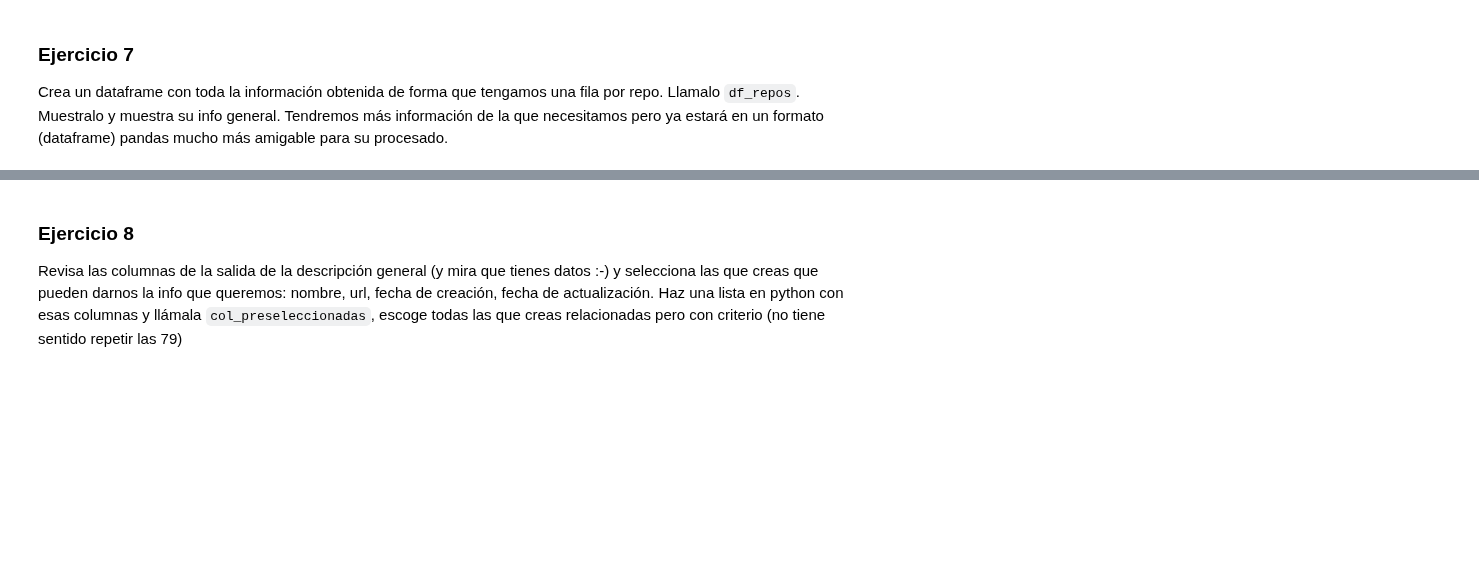
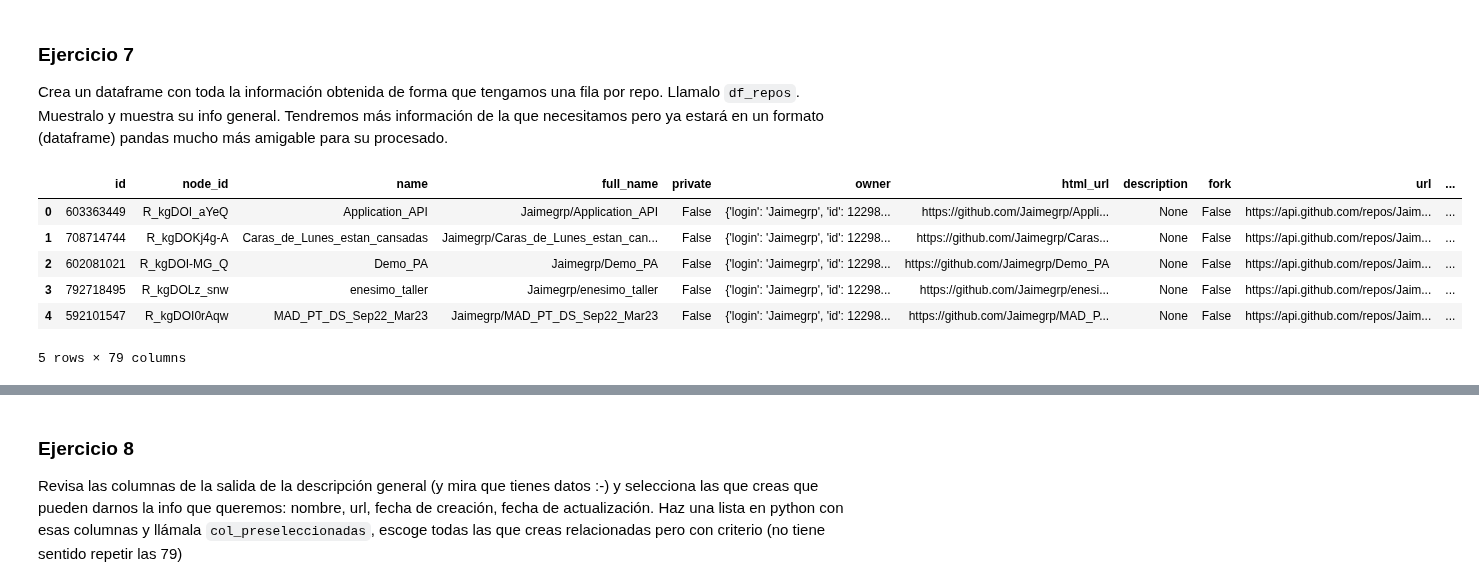
Before and after one commit to vrieraj/ONLINE_DS_THEBRIDGE_Ejercicios, a Jupyter notebook: Sprint_06/Unidad_02/Ejercicios_Workout/11_Ejercicio_APIs.ipynb, the cells around one changed output, grey strips where cells are left out. Drawn from its saved outputs; the diff is of its cells as text; code cells hidden in the pictures; blank space fills up the shorter version.

```diff
--- a/Sprint_06/Unidad_02/Ejercicios_Workout/11_Ejercicio_APIs.ipynb
+++ b/Sprint_06/Unidad_02/Ejercicios_Workout/11_Ejercicio_APIs.ipynb
@@ -71,3 +70,7 @@ headers = {
+# %%
+headers = {
+    'Authorization': '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'
+}
 # %% [markdown]
 ### Ejercicio 1.1 (Alternativa)
 
@@ -76,3 +79,10 @@ Si no tienes Token, entonces lee los datos del fichero "./data/github_ejer.json"
 ### Ejercicio 2
 
 Ahora vamos a acceder a los repositorios de "Jaimegrp", para ello, construye la url con la url base, el endpoint adecuado y el nombre de usuario. Asignalo a la variable `url_api_github` y muestra su contenido por pantalla:
+# %%
+url_base = 'https://api.github.com'
+user = 'Jaimegrp'
+endpoint = f'/users/{user}/repos'
+
+url_api_github = url_base + endpoint
+url_api_github
@@ -80,3 +92,7 @@ Ahora vamos a acceder a los repositorios de "Jaimegrp", para ello, construye la
 ### Ejercicio 3
 
 Haz la llamada a la API usando el método adecuado y volcando la respuesta en una variable `respuesta_api`, muestra los atributos "satus_code" y "reason" de la respuesta una vez obtenida (Nota: Acuerdate de que tendrás que meter la autenticación en los argumentos de la petición):
+# %%
+respuesta_api = requests.get(url_api_github, headers = headers)
+print(respuesta_api.status_code)
+print(respuesta_api.reason)
@@ -98,3 +163,14 @@ Los datos obtenidos están en una lista, muestras sus elementos separados por un
 ### Ejercicio 7
 
 Crea un dataframe con toda la información obtenida de forma que tengamos una fila por repo. Llamalo `df_repos`. Muestralo y muestra su info general. Tendremos más información de la que necesitamos pero ya estará en un formato (dataframe) pandas mucho más amigable para su procesado.
+# %%
+df_repos = pd.DataFrame(github_data)
+df_repos.head()
+# %% [output]
+|  | id | node_id | name | full_name | private | owner | html_url | description | fork | url | ... |
+| 0 | 603363449 | R_kgDOI_aYeQ | Application_API | Jaimegrp/Application_API | False | {'login': 'Jaimegrp', 'id': 12298... | https://github.com/Jaimegrp/Appli... | None | False | https://api.github.com/repos/Jaim... | ... |
+| 1 | 708714744 | R_kgDOKj4g-A | Caras_de_Lunes_estan_cansadas | Jaimegrp/Caras_de_Lunes_estan_can... | False | {'login': 'Jaimegrp', 'id': 12298... | https://github.com/Jaimegrp/Caras... | None | False | https://api.github.com/repos/Jaim... | ... |
+| 2 | 602081021 | R_kgDOI-MG_Q | Demo_PA | Jaimegrp/Demo_PA | False | {'login': 'Jaimegrp', 'id': 12298... | https://github.com/Jaimegrp/Demo_PA | None | False | https://api.github.com/repos/Jaim... | ... |
+| 3 | 792718495 | R_kgDOLz_snw | enesimo_taller | Jaimegrp/enesimo_taller | False | {'login': 'Jaimegrp', 'id': 12298... | https://github.com/Jaimegrp/enesi... | None | False | https://api.github.com/repos/Jaim... | ... |
+| 4 | 592101547 | R_kgDOI0rAqw | MAD_PT_DS_Sep22_Mar23 | Jaimegrp/MAD_PT_DS_Sep22_Mar23 | False | {'login': 'Jaimegrp', 'id': 12298... | https://github.com/Jaimegrp/MAD_P... | None | False | https://api.github.com/repos/Jaim... | ... |
+5 rows × 79 columns
```
Also changed, not shown: parts of 15 cells of this notebook.
